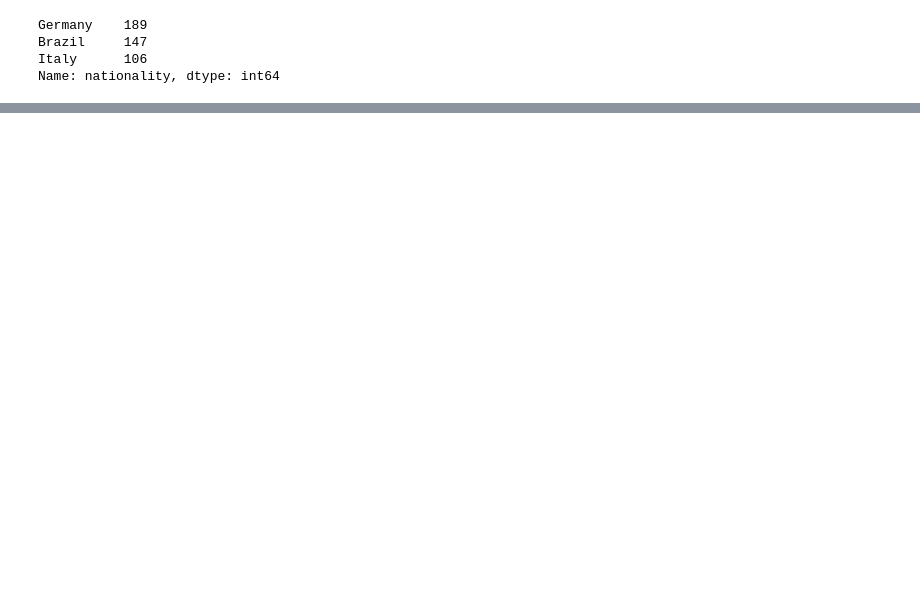
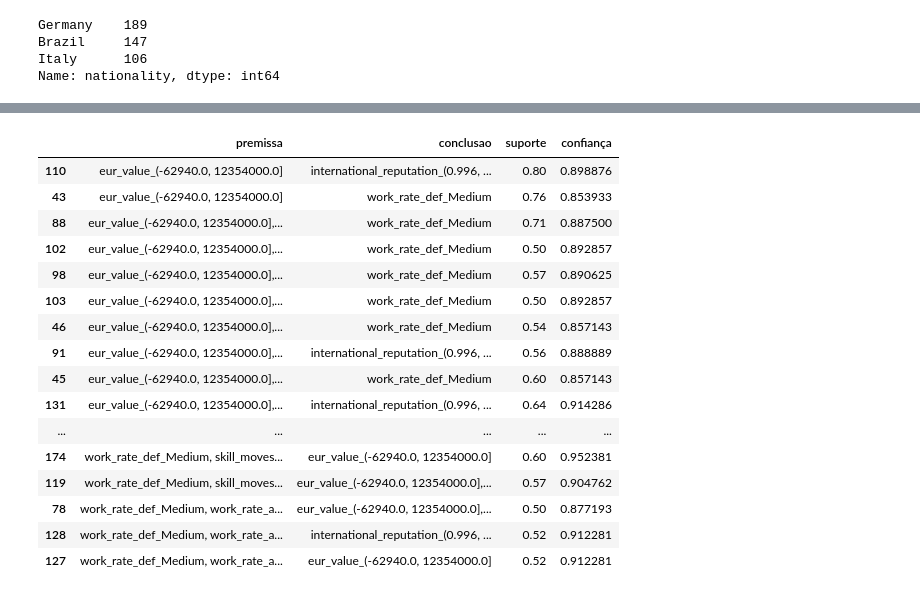
Before and after one commit to alysondantas/world-football-mining, a Jupyter notebook: models/[2- Patterns] Patterns of Brazilian, Germanic and Italian Strikers.ipynb, the cells around one changed output, grey strips where cells are left out. Drawn from its saved outputs; the diff is of its cells as text; code cells hidden in the pictures; blank space fills up the shorter version.

```diff
--- a/models/[2- Patterns] Patterns of Brazilian, Germanic and Italian Strikers.ipynb
+++ b/models/[2- Patterns] Patterns of Brazilian, Germanic and Italian Strikers.ipynb
@@ -175,7 +149,3 @@ for country in countries:
-# %%
-# obtenção das regras de associação
-import pyfpgrowth as fp
-rules = {}
-for country in countries:
-    patterns = fp.find_frequent_patterns(country2strikers[country].as_matrix(), 2)
-    rules[country] = fp.generate_association_rules(patterns, 0.7)
+# %%
+for country in countries:
+    country2strikers[country].to_csv('atacantes/'+country+'.csv', index=False)
@@ -181,0 +157,9 @@ for country in countries:
+# %%
+rules = {}
+for country in countries:
+    rules[country] = pd.read_csv('regras/'+country+'.csv', sep='|').drop('id', axis=1)
+# %%
+# Apagando regras com o suporte menor que 0.5
+for country in countries:
+    df = rules[country]
+    rules[country] = df[df.suporte>=0.5].sort_values('premissa')
@@ -183,0 +193,20 @@ rules['Brazil']
+# %%
+rules['Germany']
+# %% [output]
+|  | premissa | conclusao | suporte | confiança |
+| 110 | eur_value_(-62940.0, 12354000.0] | international_reputation_(0.996, ... | 0.80 | 0.898876 |
+| 43 | eur_value_(-62940.0, 12354000.0] | work_rate_def_Medium | 0.76 | 0.853933 |
+| 88 | eur_value_(-62940.0, 12354000.0],... | work_rate_def_Medium | 0.71 | 0.887500 |
+| 102 | eur_value_(-62940.0, 12354000.0],... | work_rate_def_Medium | 0.50 | 0.892857 |
+| 98 | eur_value_(-62940.0, 12354000.0],... | work_rate_def_Medium | 0.57 | 0.890625 |
+| 103 | eur_value_(-62940.0, 12354000.0],... | work_rate_def_Medium | 0.50 | 0.892857 |
+| 46 | eur_value_(-62940.0, 12354000.0],... | work_rate_def_Medium | 0.54 | 0.857143 |
+| 91 | eur_value_(-62940.0, 12354000.0],... | international_reputation_(0.996, ... | 0.56 | 0.888889 |
+| 45 | eur_value_(-62940.0, 12354000.0],... | work_rate_def_Medium | 0.60 | 0.857143 |
+| 131 | eur_value_(-62940.0, 12354000.0],... | international_reputation_(0.996, ... | 0.64 | 0.914286 |
+| ... | ... | ... | ... | ... |
+| 174 | work_rate_def_Medium, skill_moves... | eur_value_(-62940.0, 12354000.0] | 0.60 | 0.952381 |
+| 119 | work_rate_def_Medium, skill_moves... | eur_value_(-62940.0, 12354000.0],... | 0.57 | 0.904762 |
+| 78 | work_rate_def_Medium, work_rate_a... | eur_value_(-62940.0, 12354000.0],... | 0.50 | 0.877193 |
+| 128 | work_rate_def_Medium, work_rate_a... | international_reputation_(0.996, ... | 0.52 | 0.912281 |
+| 127 | work_rate_def_Medium, work_rate_a... | eur_value_(-62940.0, 12354000.0] | 0.52 | 0.912281 |
```
Also changed, not shown: parts of 17 cells of this notebook, 7 other files.
